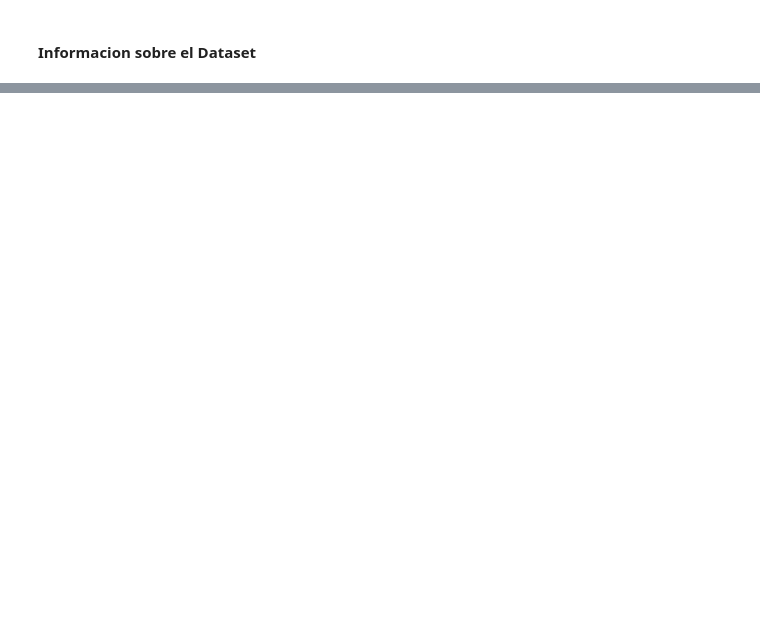
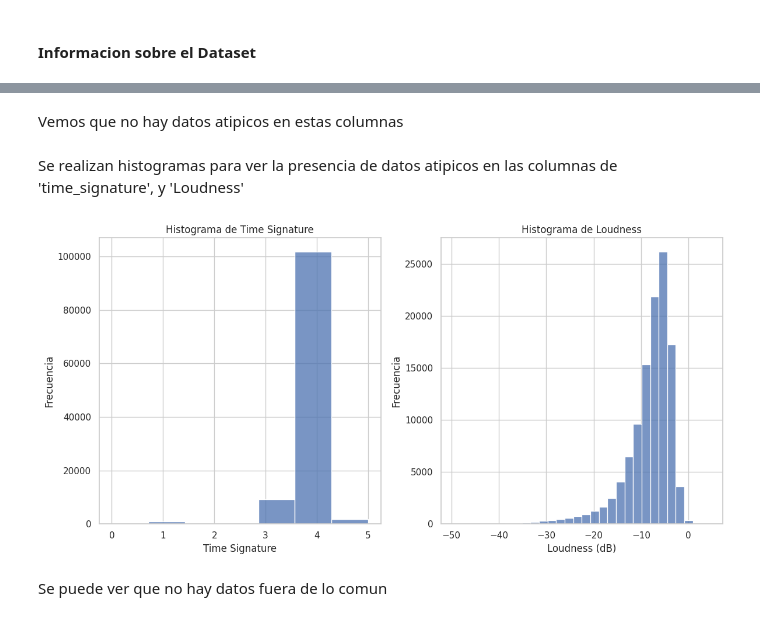
Before and after one commit to camilodelgado23/workshop2, a Jupyter notebook: Analisis_de_Datos/E.D.A_Spotify.ipynb, the cells around one changed output, grey strips where cells are left out. Drawn from its saved outputs; the diff is of its cells as text; code cells hidden in the pictures; blank space fills up the shorter version.

```diff
--- a/Analisis_de_Datos/E.D.A_Spotify.ipynb
+++ b/Analisis_de_Datos/E.D.A_Spotify.ipynb
@@ -64,0 +300,25 @@ memory usage: 18.3+ MB
+# %% [markdown]
+Vemos que no hay datos atipicos en estas columnas
+# %% [markdown]
+Se realizan histogramas para ver la presencia de datos atipicos en las columnas de 'time_signature', y 'Loudness'
+# %%
+plt.figure(figsize=(12, 6))
+
+plt.subplot(1, 2, 1)
+sns.histplot(Spotify['time_signature'], bins=7, kde=False)
+plt.title('Histograma de Time Signature')
+plt.xlabel('Time Signature')
+plt.ylabel('Frecuencia')
+
+plt.subplot(1, 2, 2)
+sns.histplot(Spotify['loudness'], bins=30, kde=False)
+plt.title('Histograma de Loudness')
+plt.xlabel('Loudness (dB)')
+plt.ylabel('Frecuencia')
+
+plt.tight_layout()
+plt.show()
+# %% [output]
+[figure, added]
+# %% [markdown]
+Se puede ver que no hay datos fuera de lo comun
```
Also changed, not shown: parts of 38 cells of this notebook, 2 other files.
